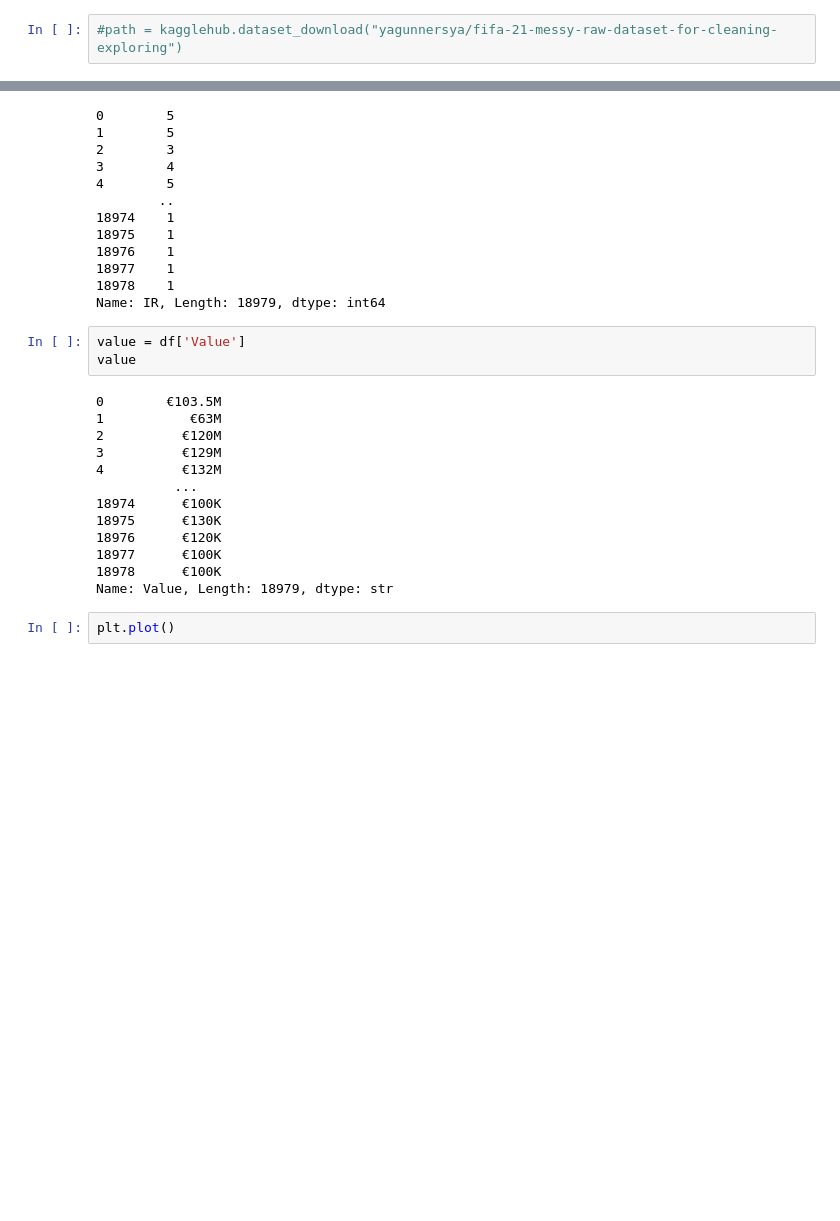
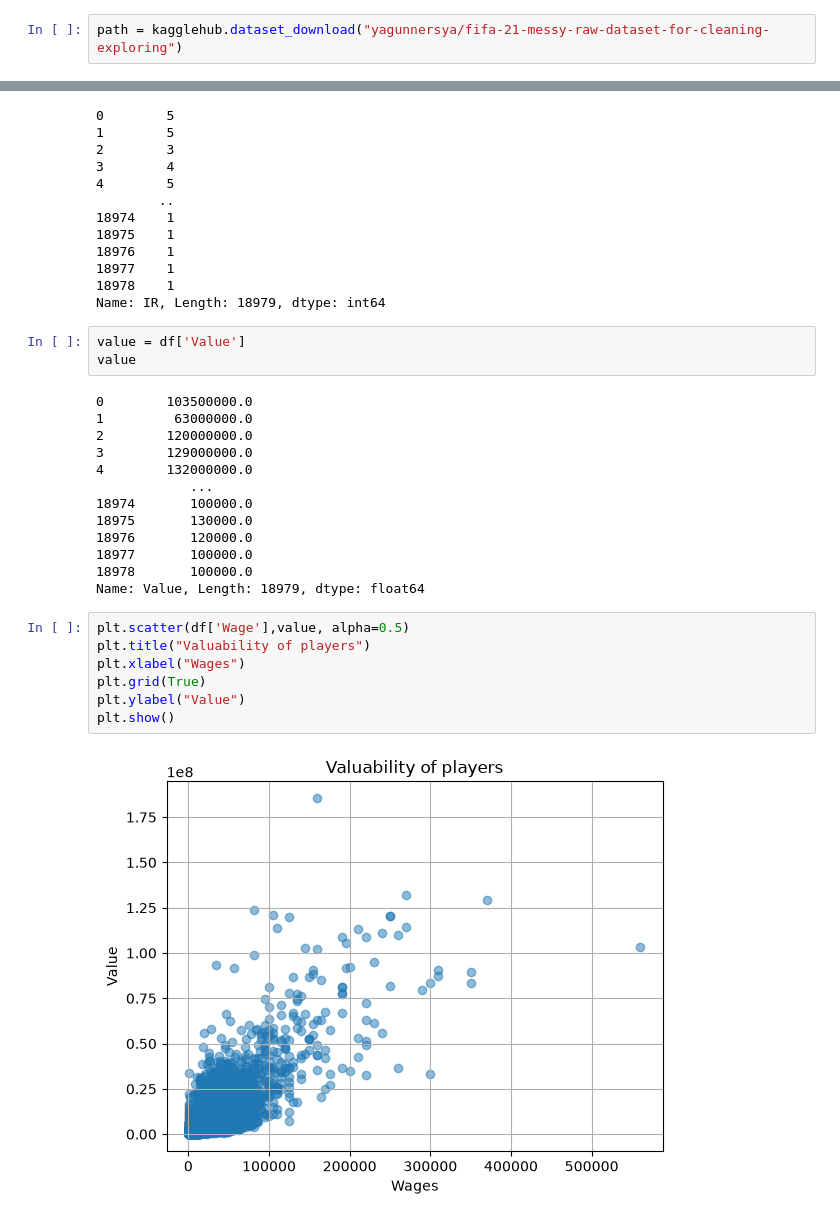
Before and after one commit to princedanson/Intermidiate_1, a Jupyter notebook: tutorials/contact_1_assessment.ipynb, the cells around one changed output, grey strips where cells are left out. Cells and saved outputs as stored; diff of their text form; blank space fills up the shorter version.

```diff
--- a/tutorials/contact_1_assessment.ipynb
+++ b/tutorials/contact_1_assessment.ipynb
@@ -10,7 +10,7 @@ import os
 os.environ['KAGGLE_USERNAME'] = "nonso96"
 os.environ['KAGGLE_KEY'] = "a0313a16ec2797805eb34e9f9afc7fcb"
 # %%
-#path = kagglehub.dataset_download("yagunnersya/fifa-21-messy-raw-dataset-for-cleaning-exploring")
+path = kagglehub.dataset_download("yagunnersya/fifa-21-messy-raw-dataset-for-cleaning-exploring")
 # %%
 print(path)
 # %% [output]
@@ -267,17 +268,24 @@ Name: IR, Length: 18979, dtype: int64
 value = df['Value']
 value
 # %% [output]
-0        €103.5M
-1           €63M
-2          €120M
-3          €129M
-4          €132M
-          ...
-18974      €100K
-18975      €130K
-18976      €120K
-18977      €100K
-18978      €100K
-Name: Value, Length: 18979, dtype: str
+0        103500000.0
+1         63000000.0
+2        120000000.0
+3        129000000.0
+4        132000000.0
+            ...
+18974       100000.0
+18975       130000.0
+18976       120000.0
+18977       100000.0
+18978       100000.0
+Name: Value, Length: 18979, dtype: float64
 # %%
-plt.plot()
+plt.scatter(df['Wage'],value, alpha=0.5)
+plt.title("Valuability of players")
+plt.xlabel("Wages")
+plt.grid(True)
+plt.ylabel("Value")
+plt.show()
+# %% [output]
+[figure, added]
```
Also changed, not shown: parts of 3 cells of this notebook, 9 other files.
